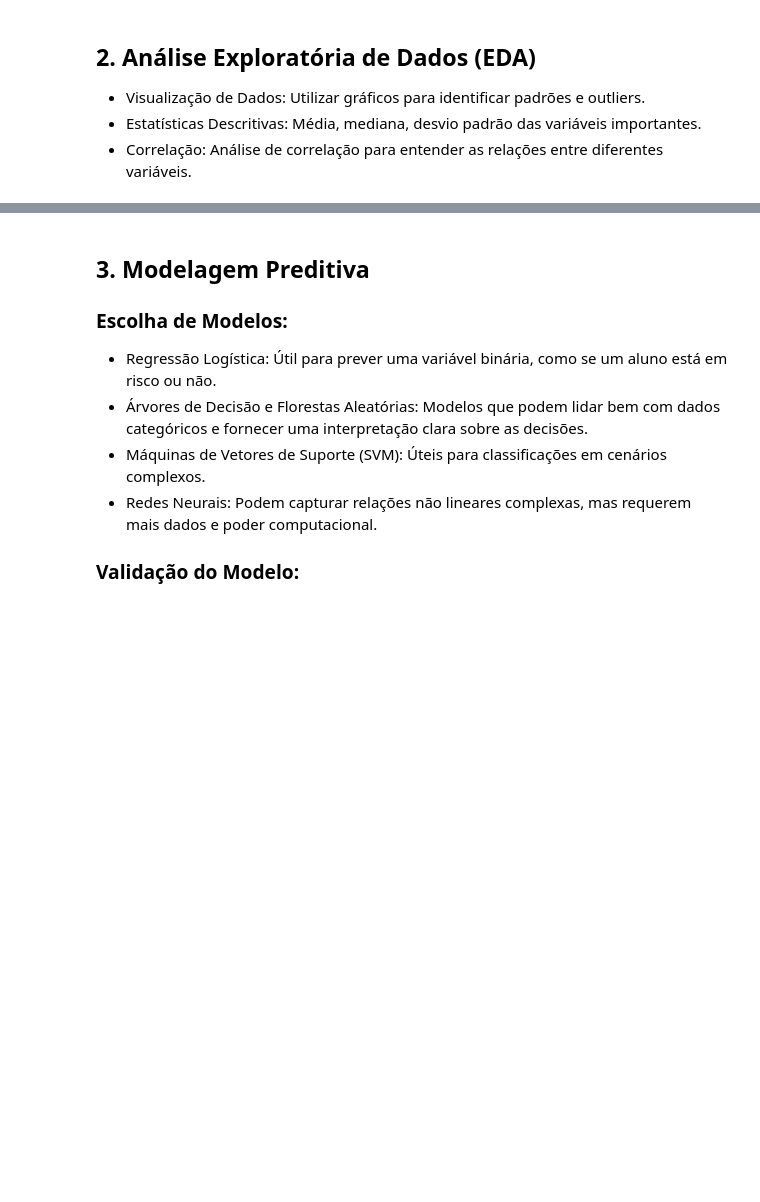
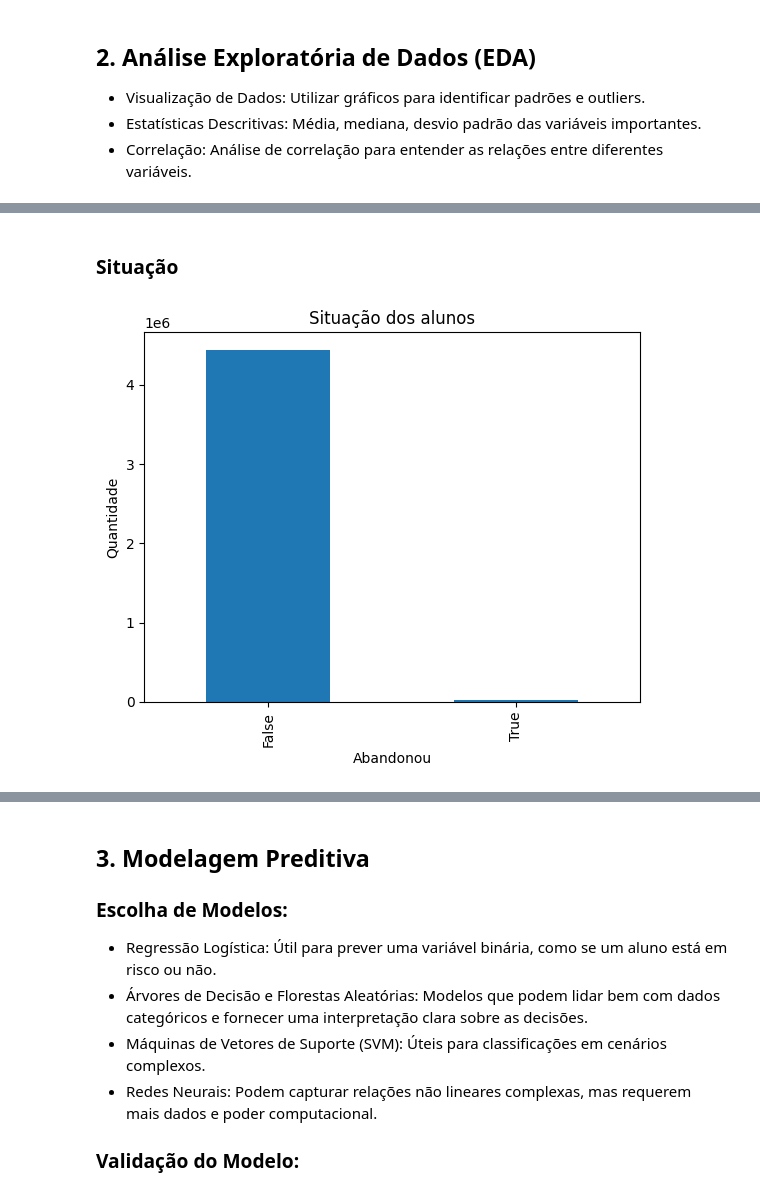
Before and after one commit to clairtonluz/MBA-em-ciencia-de-dados, a Jupyter notebook: Trabalho Final/trabalho.ipynb, the cells around one changed output, grey strips where cells are left out. Saved outputs shown, nothing was run; the diff lists cells and outputs as text; code cells hidden in the pictures; blank space fills up the shorter version.

```diff
--- a/Trabalho Final/trabalho.ipynb
+++ b/Trabalho Final/trabalho.ipynb
@@ -77,0 +304,13 @@ df_boletim.head()
+# %% [markdown]
+### Situação
+# %%
+# gere graficos para analisar a distribuição dos dados
+import matplotlib.pyplot as plt
+
+df['abandonou'].value_counts().plot(kind='bar')
+plt.title('Situação dos alunos')
+plt.xlabel('Abandonou')
+plt.ylabel('Quantidade')
+plt.show()
+# %% [output]
+[figure, added]
```
Also changed, not shown: parts of 37 cells of this notebook, 1 other file.
